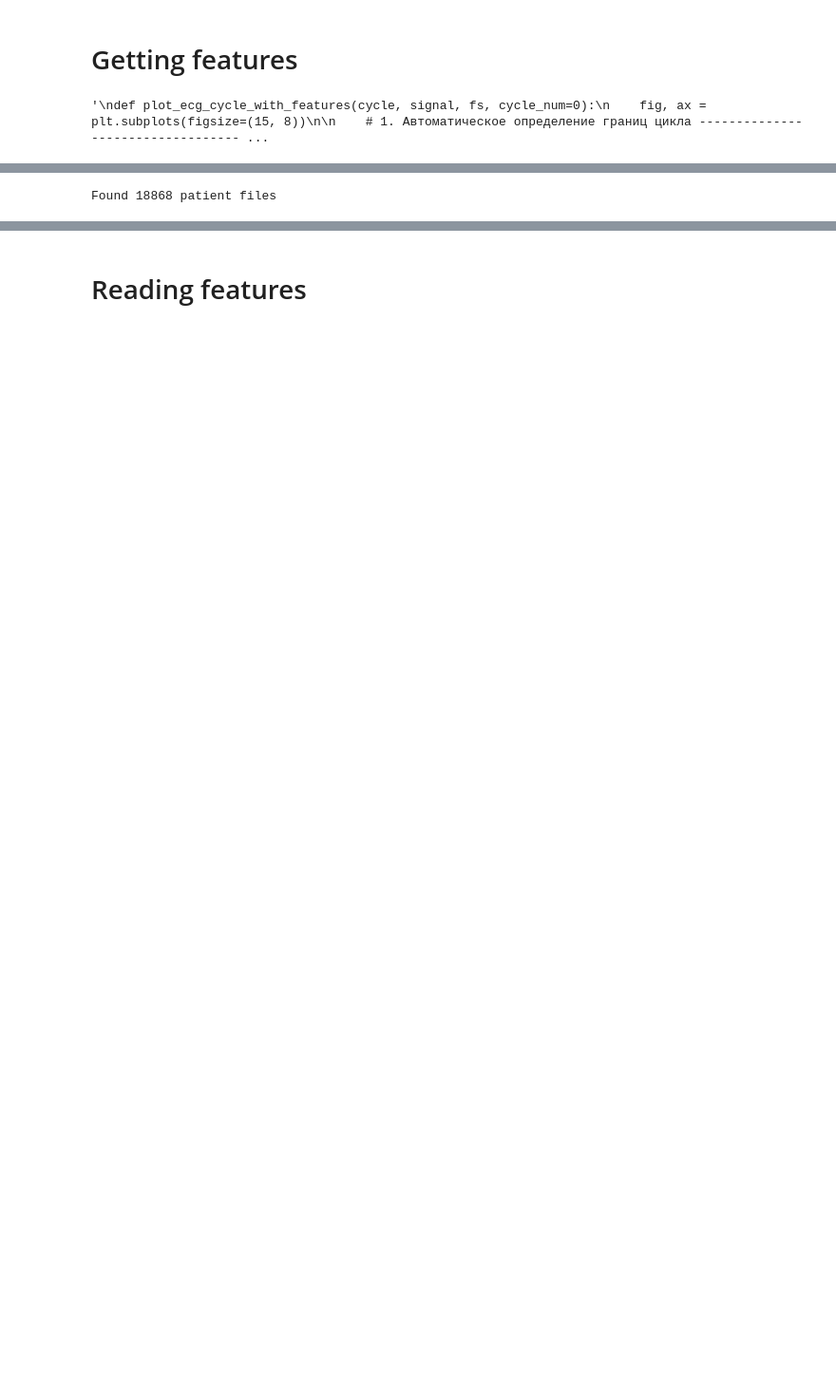
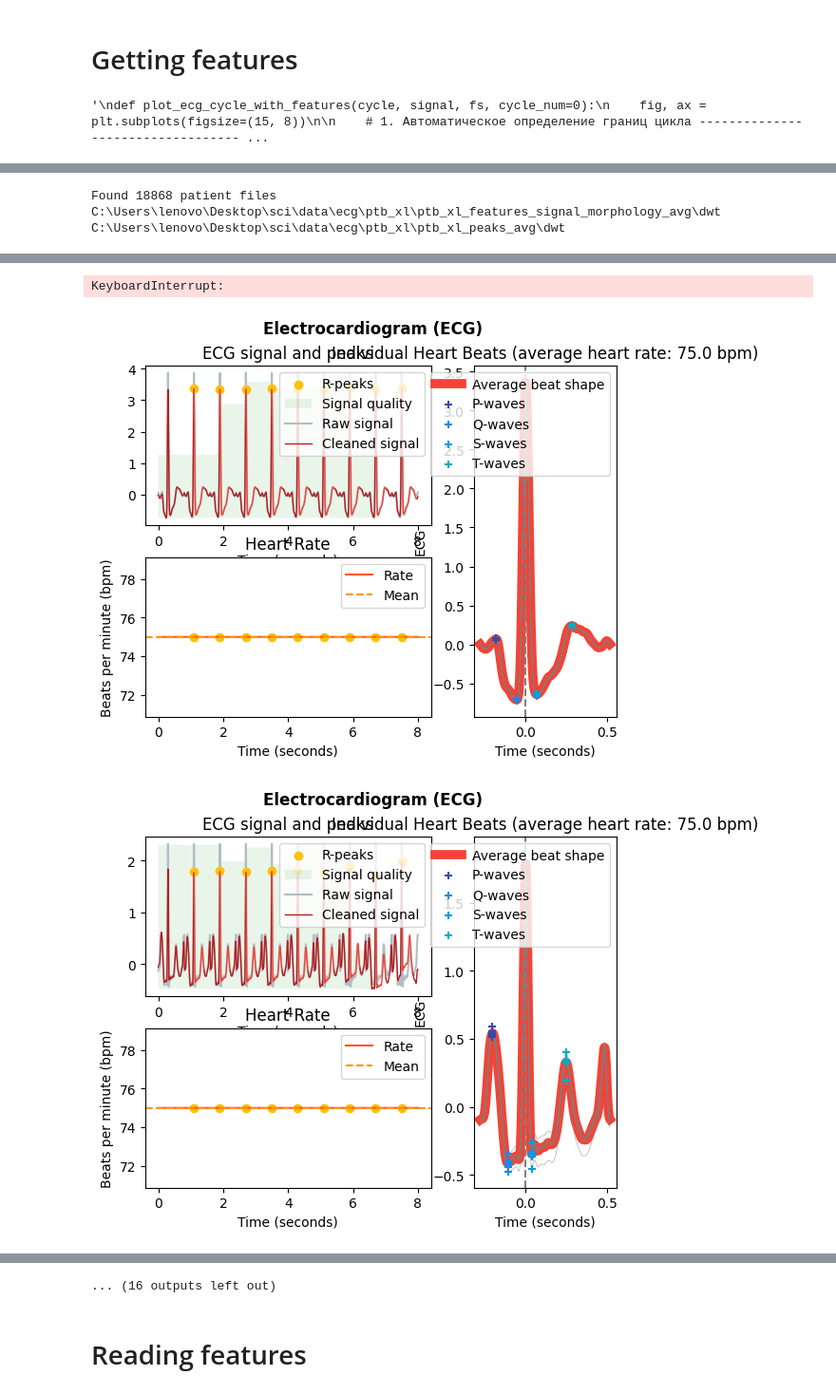
Before and after one commit to enot9910/heart-age, a Jupyter notebook: src/heart-age/ecg_features copy.ipynb, the cells around one changed output, grey strips where cells are left out. Shown at 95% size. Drawn from its saved outputs; the diff is of its cells as text; code cells hidden in the pictures; blank space fills up the shorter version.

```diff
--- a/src/heart-age/ecg_features copy.ipynb
+++ b/src/heart-age/ecg_features copy.ipynb
@@ -277,8 +296,9 @@ def plot_averaged_ecg(signal, cycles, fs):
 get_ecg_signals_features(
     processed_dir=path_to_zip/'ptb_xl_npz',
     output_dir_features='ptb_xl_features_signal_morphology', method="dwt",
-    avg_signal=False, show_plot=False, calc_waves_peak=False,
+    avg_signal=True, show_plot=True, calc_waves_peak=True,
     fs=fs, extractors=['morphology']
 )
 # %% [output]
 Found 18868 patient files
+C:\Users\lenovo\Desktop\sci\data\ecg\ptb_xl\ptb_xl_features_signal_morphology_avg\dwt C:\Users\lenovo\Desktop\sci\data\ecg\ptb_xl\ptb_xl_peaks_avg\dwt
@@ -296,0 +339,3 @@ Saved final batch patient_features_18001_to_18868.parquet
+KeyboardInterrupt:
+[figure, added]
+[figure, added]
@@ -297,3 +348,4 @@ Saved final batch patient_features_18001_to_18868.parquet
+... (16 outputs left out)
 # %% [markdown]
 # Reading features
 # %%
```
Also changed, not shown: parts of 11 cells of this notebook, 5 other files.
